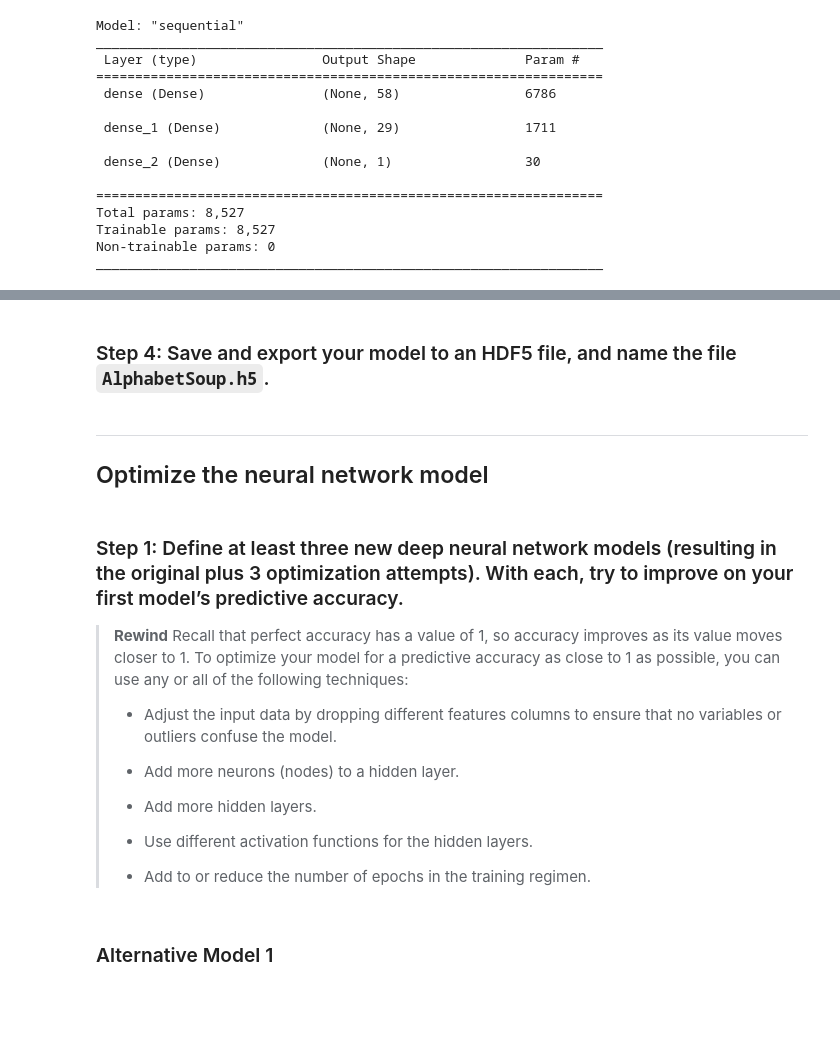
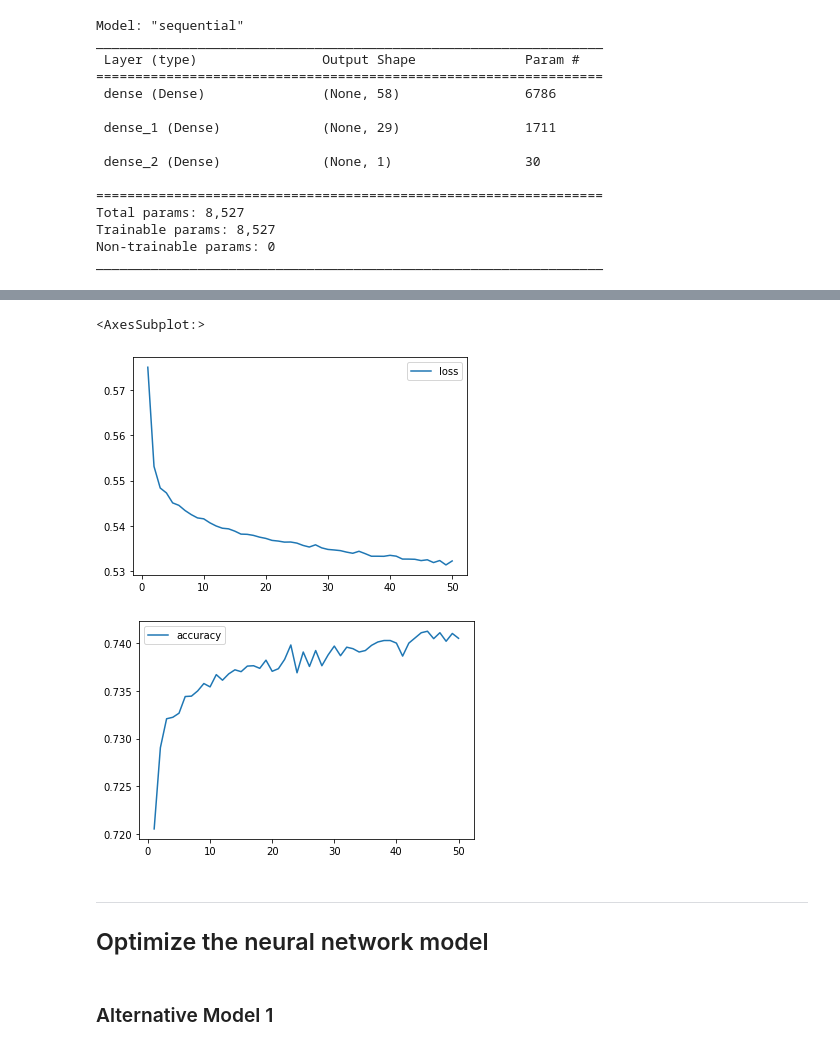
Before and after one commit to Abhishikaf/Venture_funding, a Jupyter notebook: venture_funding_with_deep_learning.ipynb, the cells around one changed output, grey strips where cells are left out. Saved outputs shown, nothing was run; the diff lists cells and outputs as text; code cells hidden in the pictures; blank space fills up the shorter version.

```diff
--- a/venture_funding_with_deep_learning.ipynb
+++ b/venture_funding_with_deep_learning.ipynb
@@ -337,5 +253,12 @@ Loss: 0.555600643157959, Accuracy: 0.7308454513549805
-# %% [markdown]
-### Step 4: Save and export your model to an HDF5 file, and name the file `AlphabetSoup.h5`.
+# %%
+df = pd.DataFrame(model.history, index = range(1, len(model.history['loss']) + 1))
+
+df.plot( y = 'loss')
+df.plot( y = 'accuracy')
+# %% [output]
+<AxesSubplot:>
+[figure, added]
+[figure, added]
 # %%
 # Set the model's file path
 file_path = './Resources/AlphabetSoup.h5'
@@ -346,19 +269,5 @@ nn.save(file_path)
 ---
 
 ## Optimize the neural network model
-# %% [markdown]
-### Step 1: Define at least three new deep neural network models (resulting in the original plus 3 optimization attempts). With each, try to improve on your first model’s predictive accuracy.
-
-> **Rewind** Recall that perfect accuracy has a value of 1, so accuracy improves as its value moves closer to 1. To optimize your model for a predictive accuracy as close to 1 as possible, you can use any or all of the following techniques:
->
-> * Adjust the input data by dropping different features columns to ensure that no variables or outliers confuse the model.
->
-> * Add more neurons (nodes) to a hidden layer.
->
-> * Add more hidden layers.
->
-> * Use different activation functions for the hidden layers.
->
-> * Add to or reduce the number of epochs in the training regimen.
 # %% [markdown]
 ### Alternative Model 1
```
Also changed, not shown: parts of 65 cells of this notebook, 10 other files.
